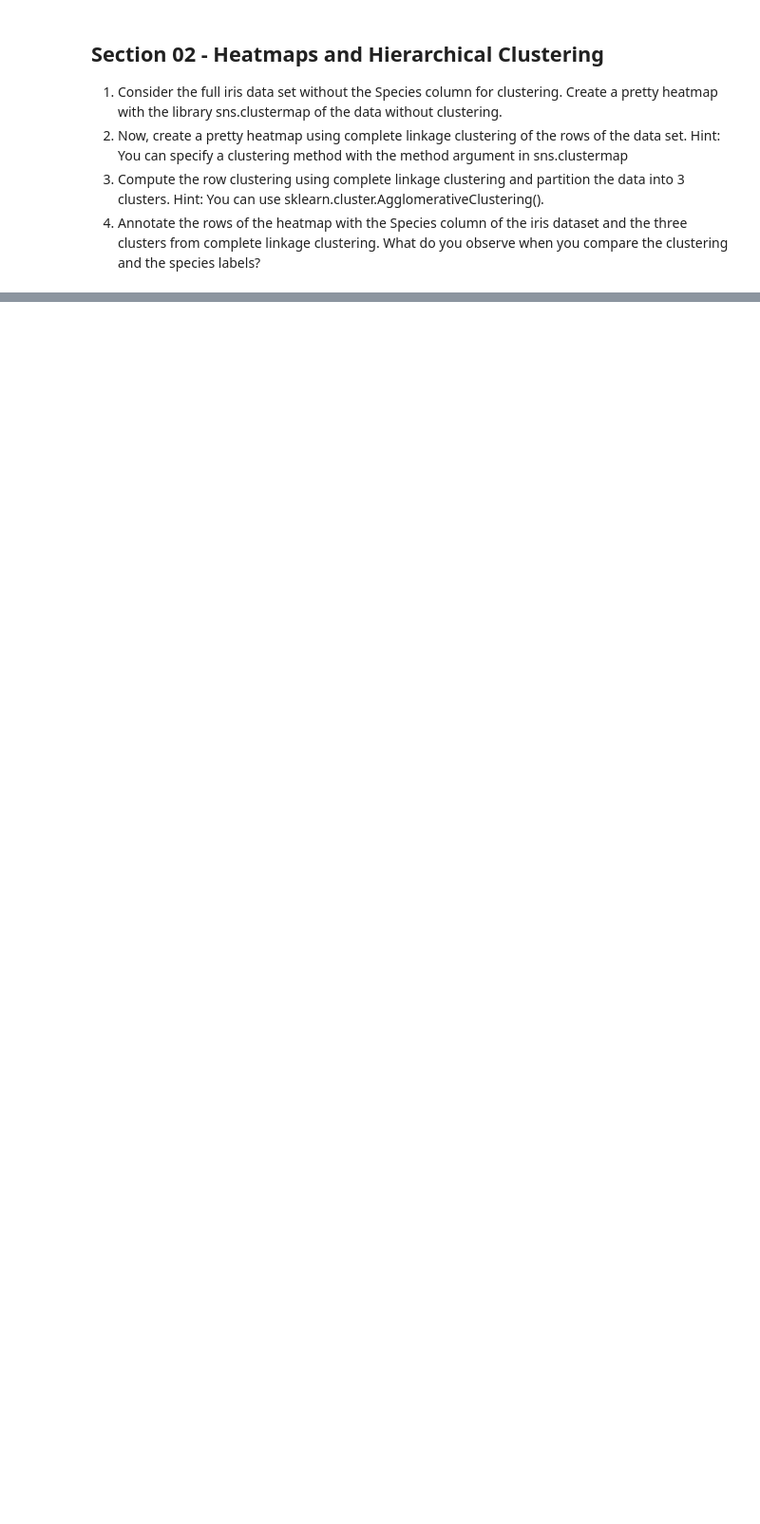
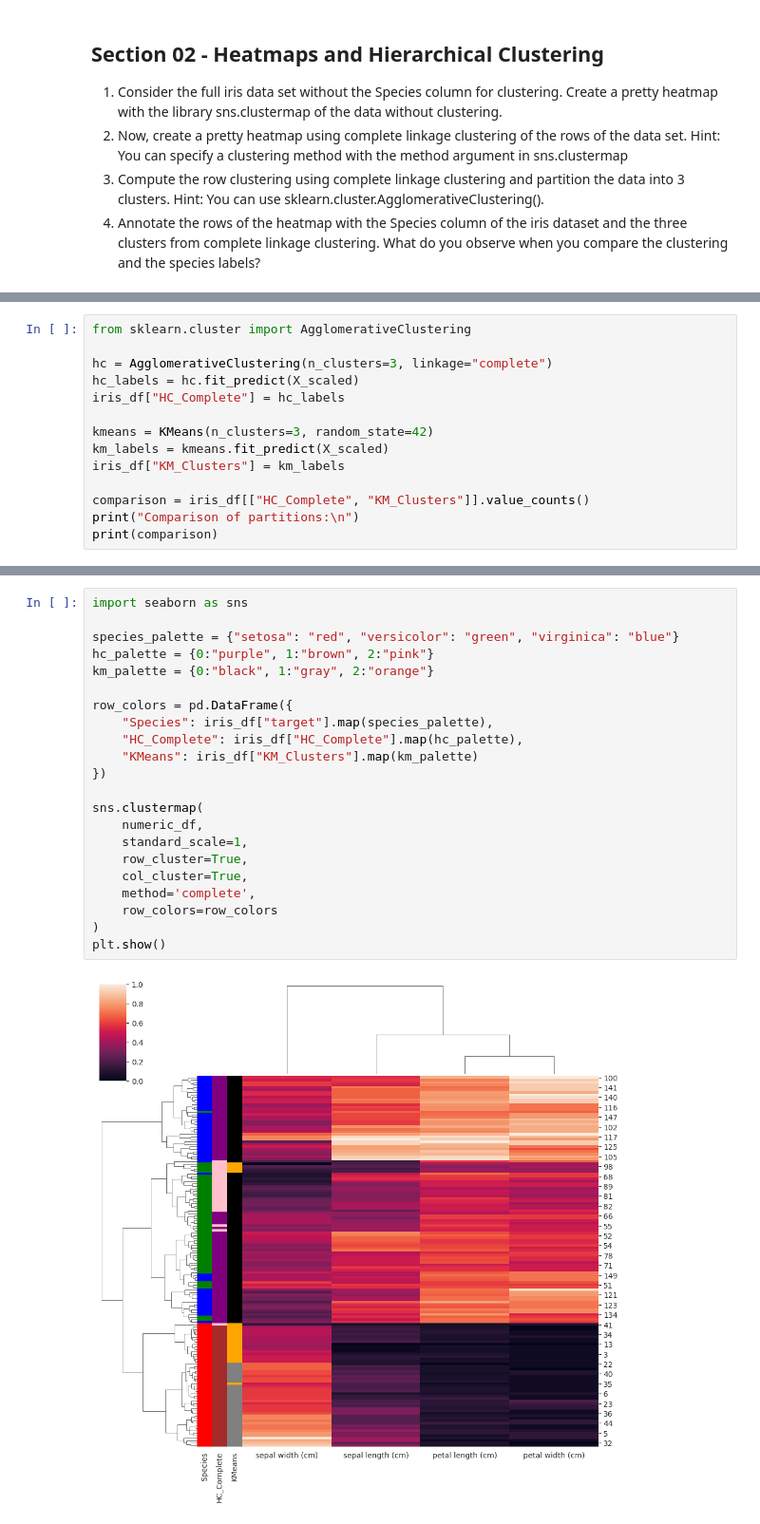
Before and after one commit to areiljan/DataScience, a Jupyter notebook: EX5/5.ipynb, the cells around one changed output, grey strips where cells are left out. Shown at 95% size. Saved outputs shown, nothing was run; the diff lists cells and outputs as text; blank space fills up the shorter version.

```diff
--- a/EX5/5.ipynb
+++ b/EX5/5.ipynb
@@ -64,0 +164,14 @@ hc = sklearn.cluster.AgglomerativeClustering(n_clusters=3, linkage='complete').f
+# %%
+from sklearn.cluster import AgglomerativeClustering
+
+hc = AgglomerativeClustering(n_clusters=3, linkage="complete")
+hc_labels = hc.fit_predict(X_scaled)
+iris_df["HC_Complete"] = hc_labels
+
+kmeans = KMeans(n_clusters=3, random_state=42)
+km_labels = kmeans.fit_predict(X_scaled)
+iris_df["KM_Clusters"] = km_labels
+
+comparison = iris_df[["HC_Complete", "KM_Clusters"]].value_counts()
+print("Comparison of partitions:\n")
+print(comparison)
@@ -64,0 +192,24 @@ hc = sklearn.cluster.AgglomerativeClustering(n_clusters=3, linkage='complete').f
+# %%
+import seaborn as sns
+
+species_palette = {"setosa": "red", "versicolor": "green", "virginica": "blue"}
+hc_palette = {0:"purple", 1:"brown", 2:"pink"}
+km_palette = {0:"black", 1:"gray", 2:"orange"}
+
+row_colors = pd.DataFrame({
+    "Species": iris_df["target"].map(species_palette),
+    "HC_Complete": iris_df["HC_Complete"].map(hc_palette),
+    "KMeans": iris_df["KM_Clusters"].map(km_palette)
+})
+
+sns.clustermap(
+    numeric_df,
+    standard_scale=1,
+    row_cluster=True,
+    col_cluster=True,
+    method='complete',
+    row_colors=row_colors
+)
+plt.show()
+# %% [output]
+[figure, added]
```
Also changed, not shown: parts of 15 cells of this notebook.
